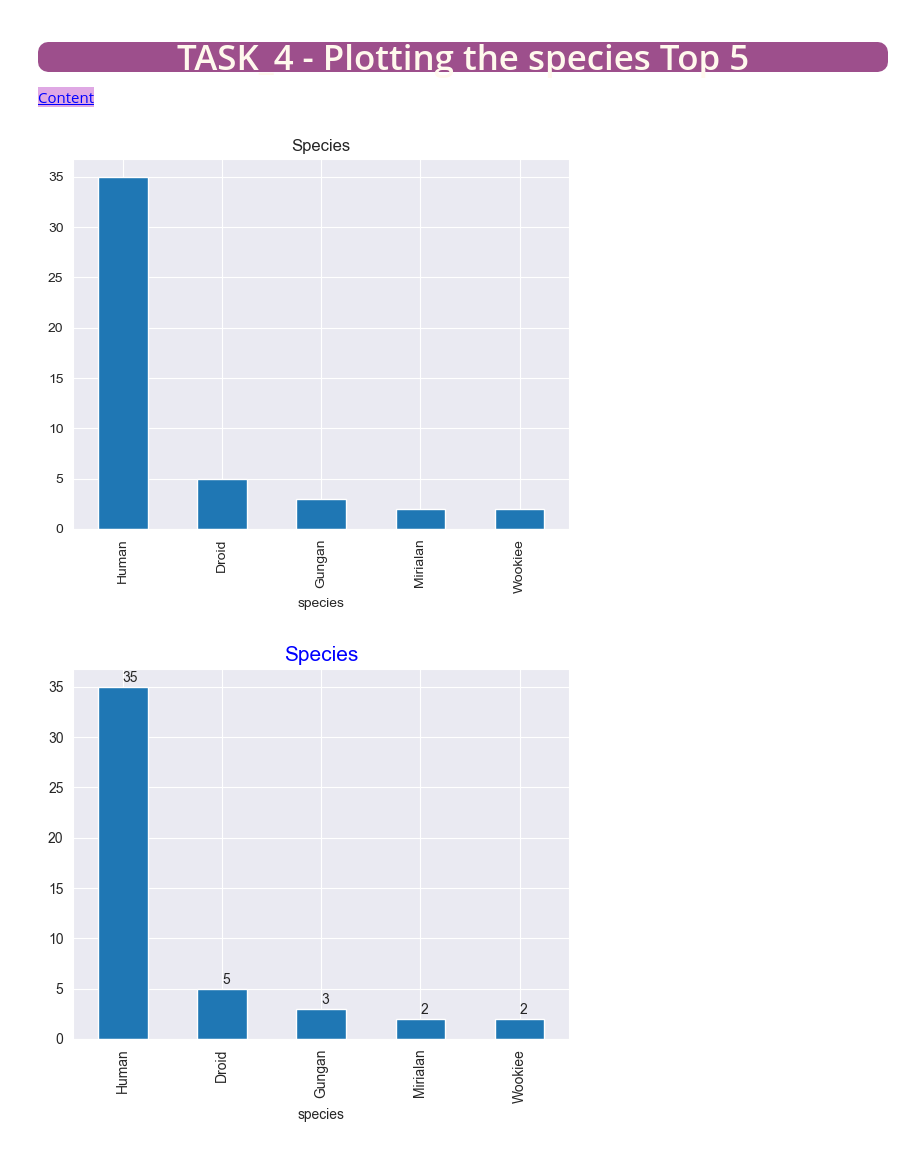
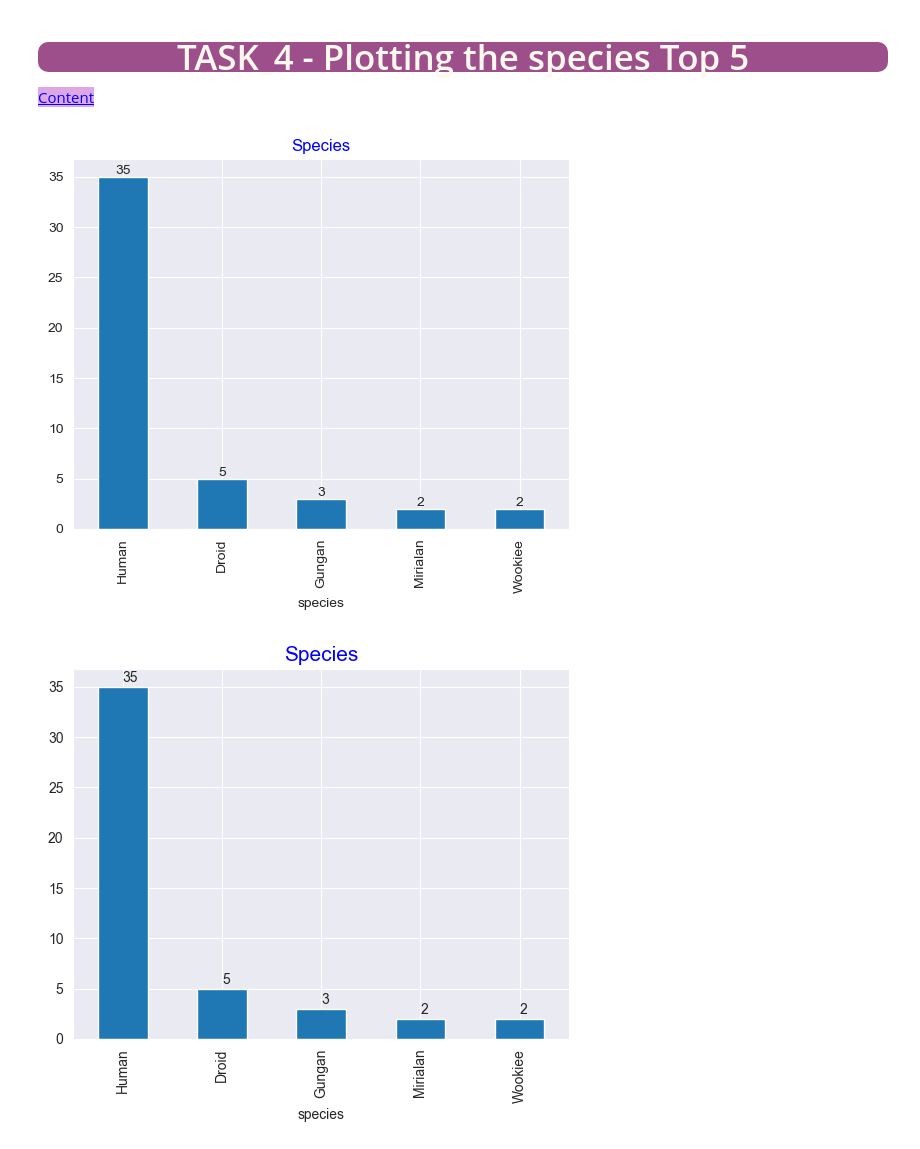
Before and after one commit to tugcese/DVwPy, a Jupyter notebook: Assignment/Star_Wars/Student_Star_Wars_Characters_assigment_1 (matplotlib)_V02.ipynb, the cells around one changed output. Saved outputs shown, nothing was run; the diff lists cells and outputs as text; code cells hidden in the pictures.

```diff
--- a/Assignment/Star_Wars/Student_Star_Wars_Characters_assigment_1 (matplotlib)_V02.ipynb
+++ b/Assignment/Star_Wars/Student_Star_Wars_Characters_assigment_1 (matplotlib)_V02.ipynb
@@ -376,10 +425,11 @@ plt.bar(df1.mass_cat.value_counts().index, df1.mass_cat.value_counts());
 style="color:blue; background-color:#dfa8e4" data-toggle="popover">Content</a>
 # %%
 # with pandas
-df.species.value_counts().head(5).plot.bar()
-plt.title("Species");
+ax = df.species.value_counts().head(5).plot.bar()
+plt.title("Species", c="b")
+plt.bar_label(ax.containers[0]);
 # %% [output]
-[figure, old version]
+[figure, new version]
 # %%
 # %% [output]
 [figure]
```
Also changed, not shown: parts of 35 cells of this notebook, 1 other file.
